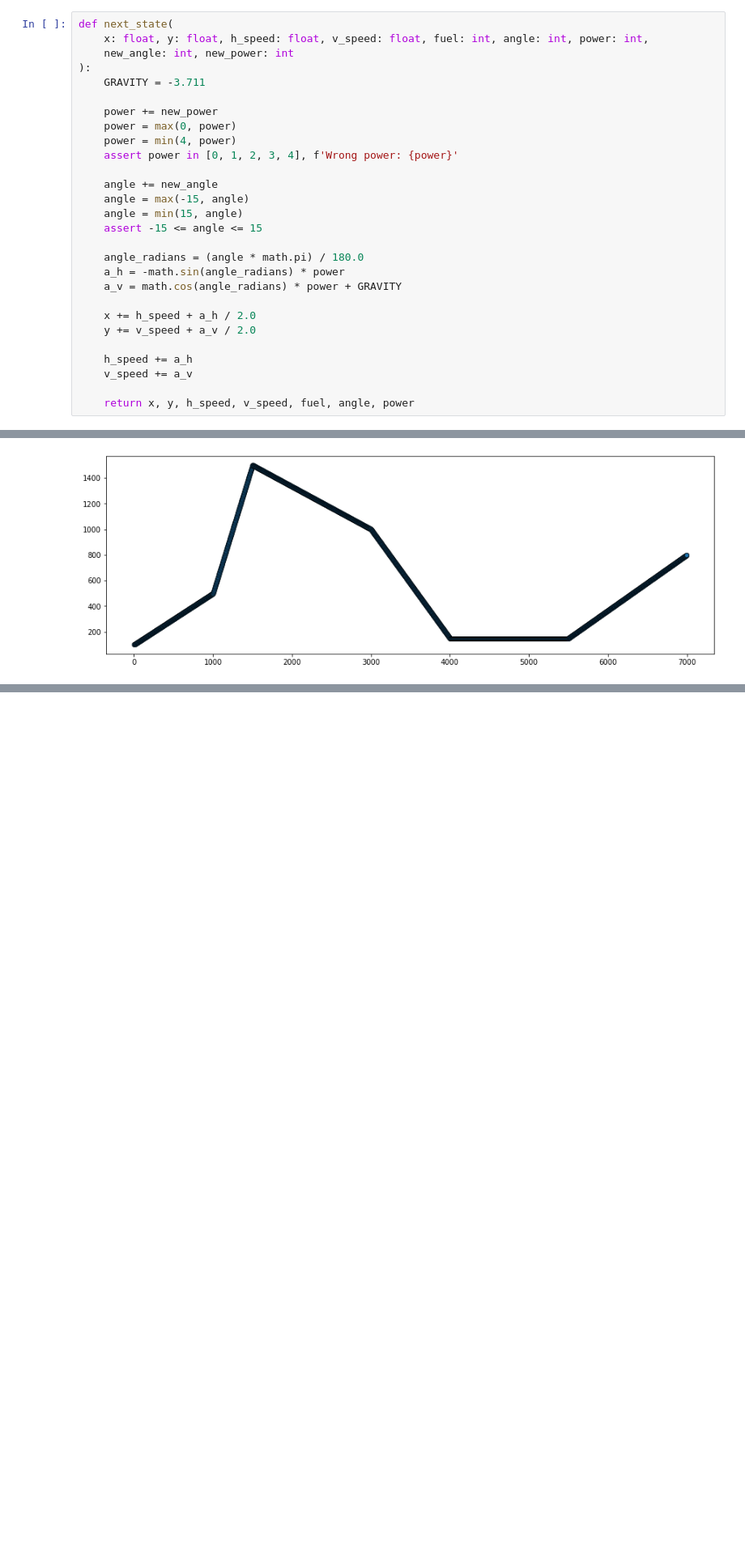
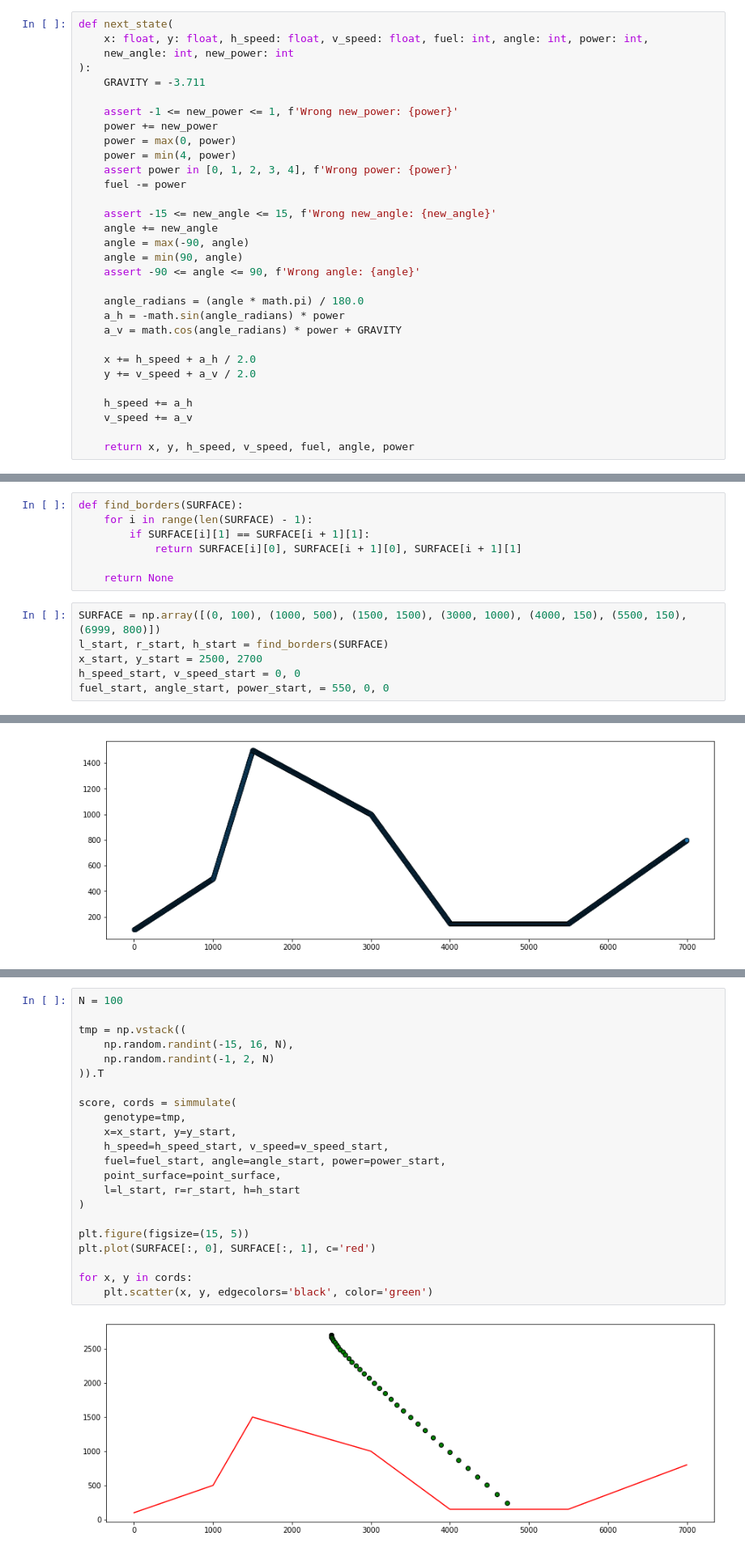
Before and after one commit to TheFebrin/UNIVERSITY, a Jupyter notebook: AI 4 Games/Assignment 2/mars_lander.ipynb, the cells around one changed output, grey strips where cells are left out. Shown at 81% size. Drawn from its saved outputs; the diff is of its cells as text; blank space fills up the shorter version.

```diff
--- a/AI 4 Games/Assignment 2/mars_lander.ipynb
+++ b/AI 4 Games/Assignment 2/mars_lander.ipynb
@@ -159,15 +193,18 @@ def next_state(
 ):
     GRAVITY = -3.711
 
+    assert -1 <= new_power <= 1, f'Wrong new_power: {power}'
     power += new_power
     power = max(0, power)
     power = min(4, power)
     assert power in [0, 1, 2, 3, 4], f'Wrong power: {power}'
+    fuel -= power
 
+    assert -15 <= new_angle <= 15, f'Wrong new_angle: {new_angle}'
     angle += new_angle
-    angle = max(-15, angle)
-    angle = min(15, angle)
-    assert -15 <= angle <= 15
+    angle = max(-90, angle)
+    angle = min(90, angle)
+    assert -90 <= angle <= 90, f'Wrong angle: {angle}'
 
     angle_radians = (angle * math.pi) / 180.0
     a_h = -math.sin(angle_radians) * power
@@ -248,3 +327,16 @@ def objective_function(population, point_surface):
         )[0]
         costs.append(cost)
     return np.array(costs)
+# %%
+def find_borders(SURFACE):
+    for i in range(len(SURFACE) - 1):
+        if SURFACE[i][1] == SURFACE[i + 1][1]:
+            return SURFACE[i][0], SURFACE[i + 1][0], SURFACE[i + 1][1]
+
+    return None
+# %%
+SURFACE = np.array([(0, 100), (1000, 500), (1500, 1500), (3000, 1000), (4000, 150), (5500, 150), (6999, 800)])
+l_start, r_start, h_start = find_borders(SURFACE)
+x_start, y_start = 2500, 2700
+h_speed_start, v_speed_start = 0, 0
+fuel_start, angle_start, power_start, = 550, 0, 0
@@ -258,0 +367,24 @@ plt.scatter(point_surface.keys(), point_surface.values(), alpha=0.3, edgecolors=
+# %%
+N = 100
+
+tmp = np.vstack((
+    np.random.randint(-15, 16, N),
+    np.random.randint(-1, 2, N)
+)).T
+
+score, cords = simmulate(
+    genotype=tmp,
+    x=x_start, y=y_start,
+    h_speed=h_speed_start, v_speed=v_speed_start,
+    fuel=fuel_start, angle=angle_start, power=power_start,
+    point_surface=point_surface,
+    l=l_start, r=r_start, h=h_start
+)
+
+plt.figure(figsize=(15, 5))
+plt.plot(SURFACE[:, 0], SURFACE[:, 1], c='red')
+
+for x, y in cords:
+    plt.scatter(x, y, edgecolors='black', color='green')
+# %% [output]
+[figure, added]
```
Also changed, not shown: parts of 31 cells of this notebook.
